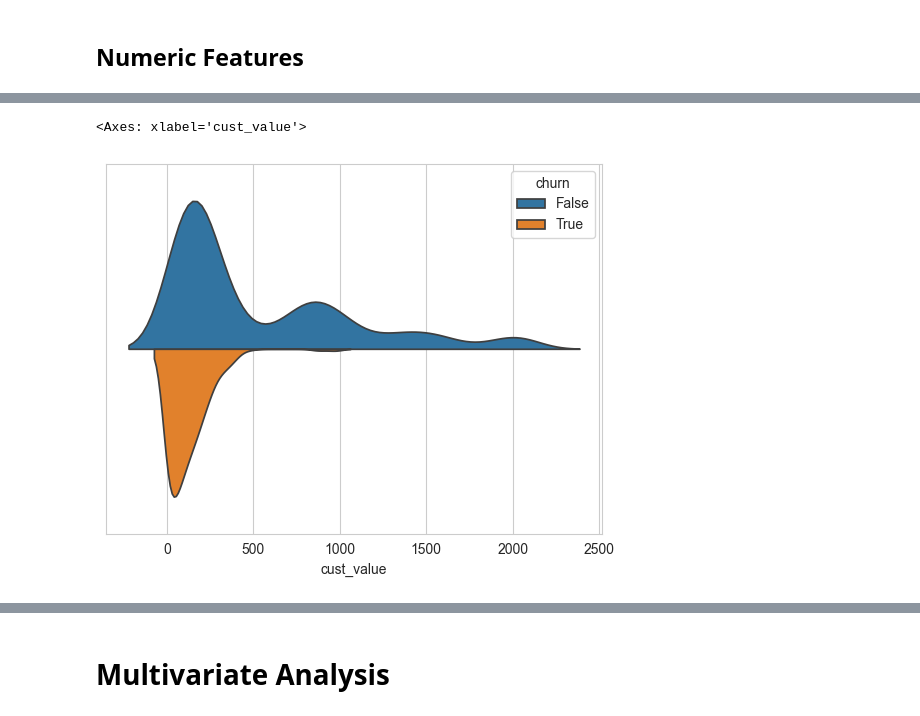
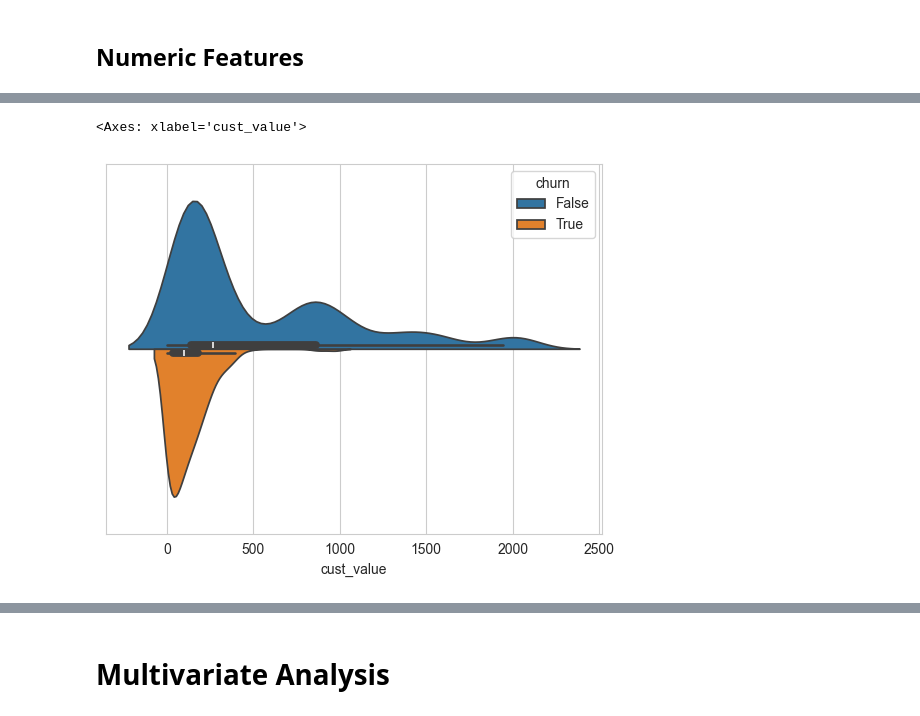
Before and after one commit to mlcuadra1/Churn-Risk-EDA, a Jupyter notebook: notebooks/Script 2 - EDA.ipynb, the cells around one changed output, grey strips where cells are left out. Cells and saved outputs as stored; diff of their text form; code cells hidden in the pictures.

```diff
--- a/notebooks/Script 2 - EDA.ipynb
+++ b/notebooks/Script 2 - EDA.ipynb
@@ -227,6 +242,5 @@ Text(0.5, 0, 'Computed Customer Value')
 # %%
-
-sns.violinplot(data=df, x='cust_value', hue='churn', split = True, inner=None)
+sns.violinplot(data=df, x='cust_value', hue='churn', split = True)
 # %% [output]
 <Axes: xlabel='cust_value'>
-[figure, old version]
+[figure, new version]
```
Also changed, not shown: parts of 36 cells of this notebook.
